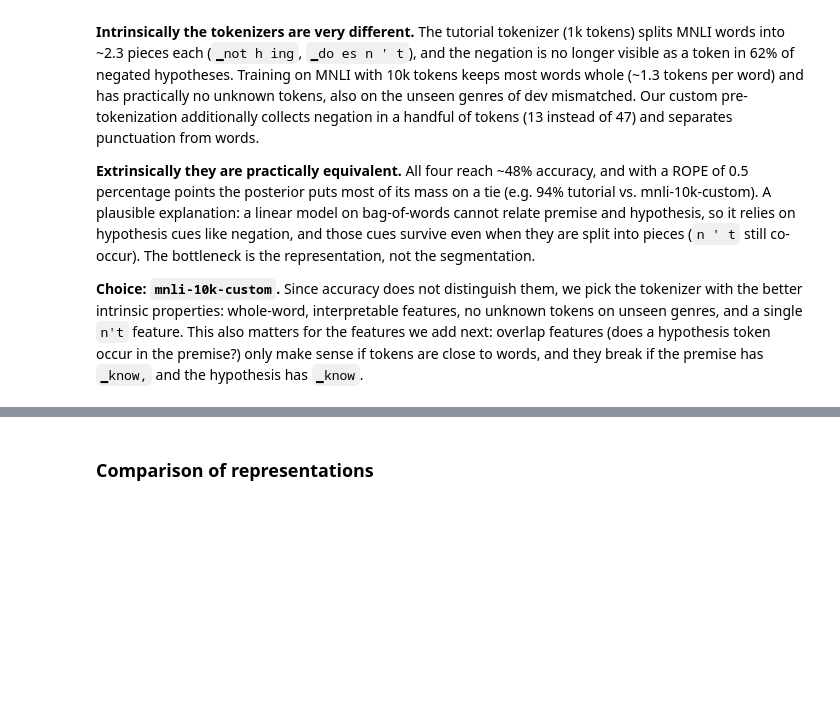
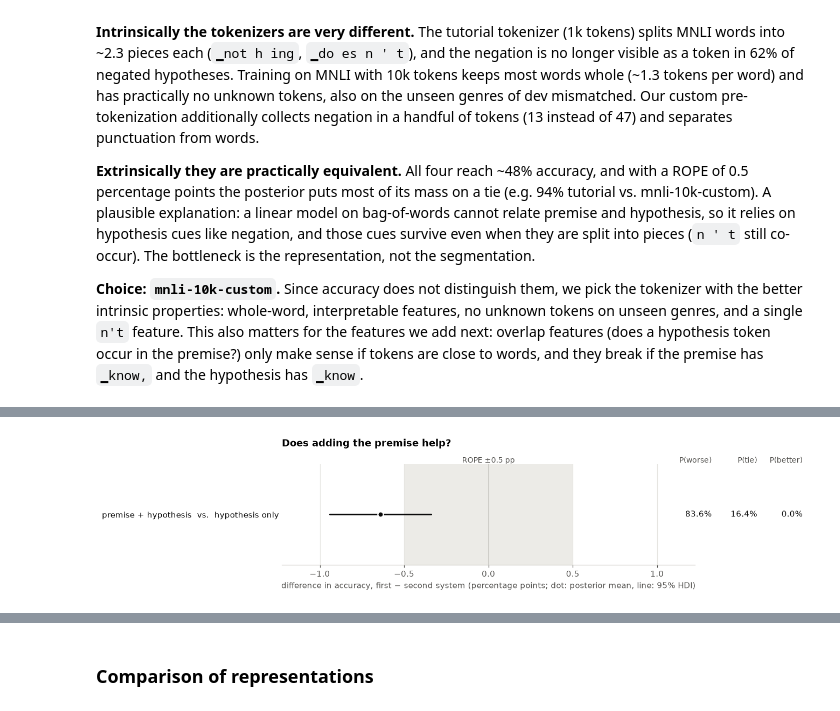
Before and after one commit to maksderylo/nlp1, a Jupyter notebook: part1/project.ipynb, the cells around one changed output, grey strips where cells are left out. Cells and saved outputs as stored; diff of their text form; code cells hidden in the pictures; blank space fills up the shorter version.

```diff
--- a/part1/project.ipynb
+++ b/part1/project.ipynb
@@ -596,0 +637,13 @@ All baselines use the chosen tokenizer (`mnli-10k-custom`), the same sample and
+# %%
+# Bayesian comparison with the same ROPE as for the tokenizers (half a percentage point)
+baseline_comparison = part1.nli.compare(baseline_accuracies, [
+    ("majority class", "premise only"),          # does the premise alone tell us anything?
+    ("majority class", "hypothesis only"),       # how far do we get without the premise?
+    ("hypothesis only", "premise + hypothesis"), # does adding the premise help?
+], ROPE, runs=len(SEEDS))
+display(baseline_comparison.round(4))
+
+# the first two differences are either exactly 0 or about 15 points, so the plot only shows the close call
+part1.nli.plot_comparisons(baseline_comparison[baseline_comparison["A"] == "hypothesis only"], ROPE,
+                           title="Does adding the premise help?", save_to=FIG_DIR / "baselines_comparison.png")
+# %% [output]
@@ -596,0 +654 @@ All baselines use the chosen tokenizer (`mnli-10k-custom`), the same sample and
+[figure, added]
```
Also changed, not shown: parts of 51 cells of this notebook, 2 other files.
